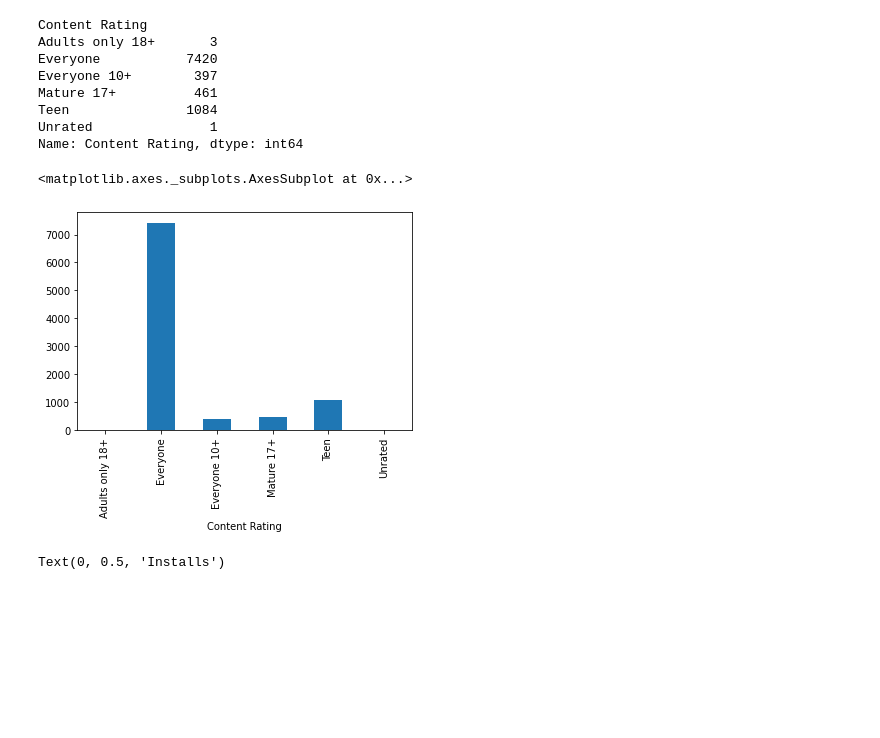
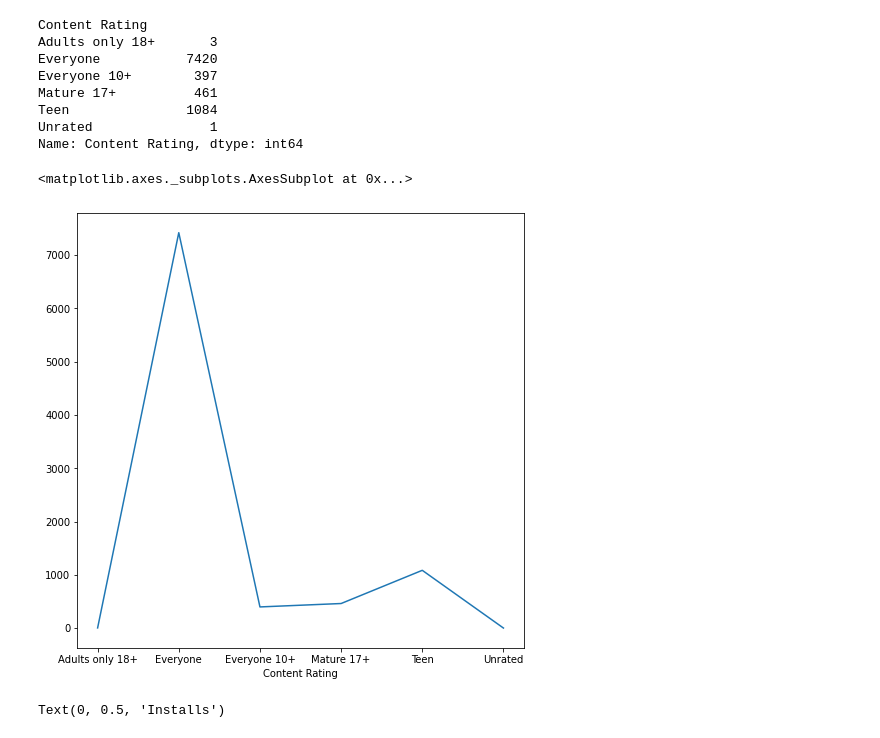
Before and after one commit to Rushikesh3005/Google-Play-Store-analysis, a Jupyter notebook: Google_Play_Store_Analysis_.ipynb, the cells around one changed output. Drawn from its saved outputs; the diff is of its cells as text; code cells hidden in the pictures; blank space fills up the shorter version.

```diff
--- a/Google_Play_Store_Analysis_.ipynb
+++ b/Google_Play_Store_Analysis_.ipynb
@@ -175,11 +185,12 @@ Mature 17+          461
 Teen               1084
 Unrated               1
 Name: Content Rating, dtype: int64
-# %%
-cont_df.plot(x="Content_rating", y="rating_mean", kind="bar")
-# %% [output]
-<matplotlib.axes._subplots.AxesSubplot at 0x...>
-[figure, removed]
+# %%
+plt.figure(figsize=(8,8))
+cont_df.plot(x="Content_rating", kind="line")
+# %% [output]
+<matplotlib.axes._subplots.AxesSubplot at 0x...>
+[figure, added]
 # %%
 df1['Installs']= df1['Installs'].str.replace(',','')
 df1['Installs']= df1['Installs'].str.replace('+','')
```
Also changed, not shown: parts of 5 cells of this notebook.
